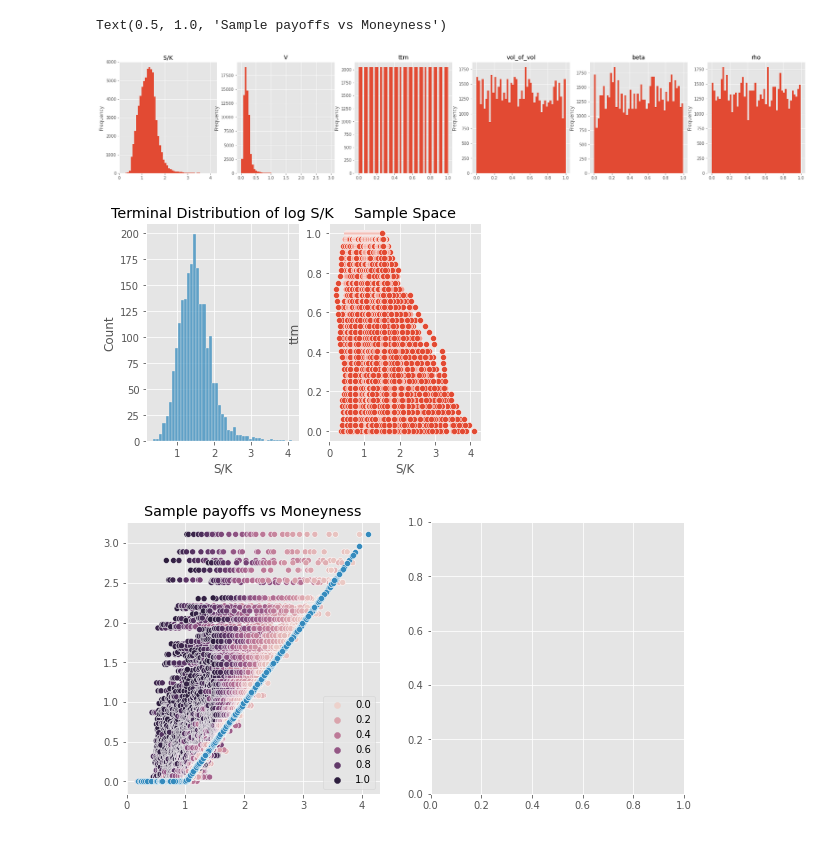
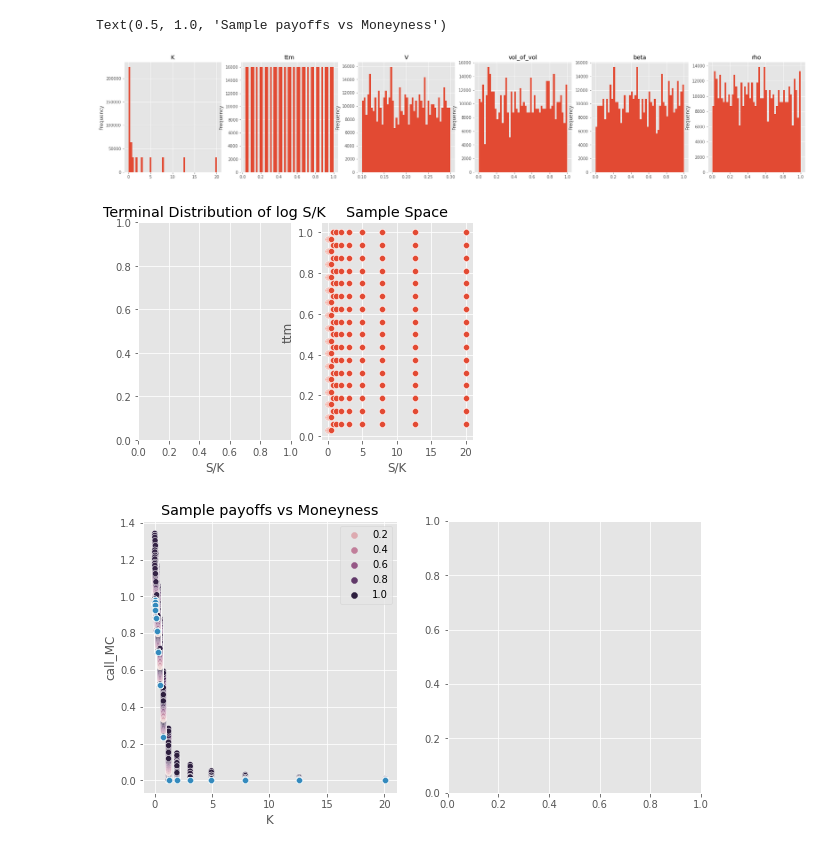
Before and after one commit to chrischia06/neural-network-derivative-pricing, a Jupyter notebook: examples/SABRDataset.ipynb, the cells around one changed output. Drawn from its saved outputs; the diff is of its cells as text; code cells hidden in the pictures.

```diff
--- a/examples/SABRDataset.ipynb
+++ b/examples/SABRDataset.ipynb
@@ -105,32 +128,32 @@ display(X_df)
 # %%
 """
 Visualise data
 """
 # Marginal Distributions of Parameter Space
 fig, ax = plt.subplots(figsize=(5 * len(feat_names), 5), ncols = len(feat_names))
 for i in range(len(feat_names)):
     X_df.iloc[:, i].plot(kind = 'hist', ax = ax[i], bins = 50)
     ax[i].set_title(feat_names[i])
 # Terminal Distribution of underlying
 fig, ax = plt.subplots(ncols = 2)
-sns.scatterplot(x = Xs[:, f_to_i("S/K")], y = Xs[:, f_to_i("ttm")], ax = ax[1])
-sns.histplot(Ft[:, -1], ax = ax[0])
+sns.scatterplot(x = X_df["K"], y = X_df["ttm"], ax = ax[1])
+# sns.histplot(Ft[:, -1], ax = ax[0])
 ax[0].set_title("Terminal Distribution of log S/K")
 ax[0].set_xlabel("S/K")
 ax[1].set_title("Sample Space")
 ax[1].set_xlabel("S/K")
 ax[1].set_ylabel("ttm")
 # sample payoff, intrinsic val v S/K
 
 fig, ax = plt.subplots(ncols = 2, figsize=(10, 5))
-intrinsic_val = np.maximum(Xs[:,f_to_i("S/K")] - 1.0, 0)
-sns.scatterplot(x = Xs[:,f_to_i("S/K")], y = ys, hue = Xs[:, f_to_i("ttm")], ax = ax[0])
-sns.scatterplot(x = Xs[:,f_to_i("S/K")], y = intrinsic_val, ax = ax[0])
+intrinsic_val = np.maximum(1.0 - X_df["K"], 0)
+sns.scatterplot(x = X_df["K"], y = X_df['call_MC'], hue = X_df["ttm"], ax = ax[0])
+sns.scatterplot(x = X_df["K"], y = intrinsic_val, ax = ax[0])
 ax[0].set_title("Sample payoffs vs Moneyness")
 # sns.scatterplot(x = X_df['S/K'], y = X_df['call_true'], hue = X_df['ttm'], ax = ax[1])
 # ax[1].set_title("True payoffs vs Monyness")
 # %% [output]
 Text(0.5, 1.0, 'Sample payoffs vs Moneyness')
-[figure, old version]
+[figure, new version]
-[figure, old version]
+[figure, new version]
-[figure, old version]
+[figure, new version]
```
Also changed, not shown: parts of 7 cells of this notebook, 24 other files.
